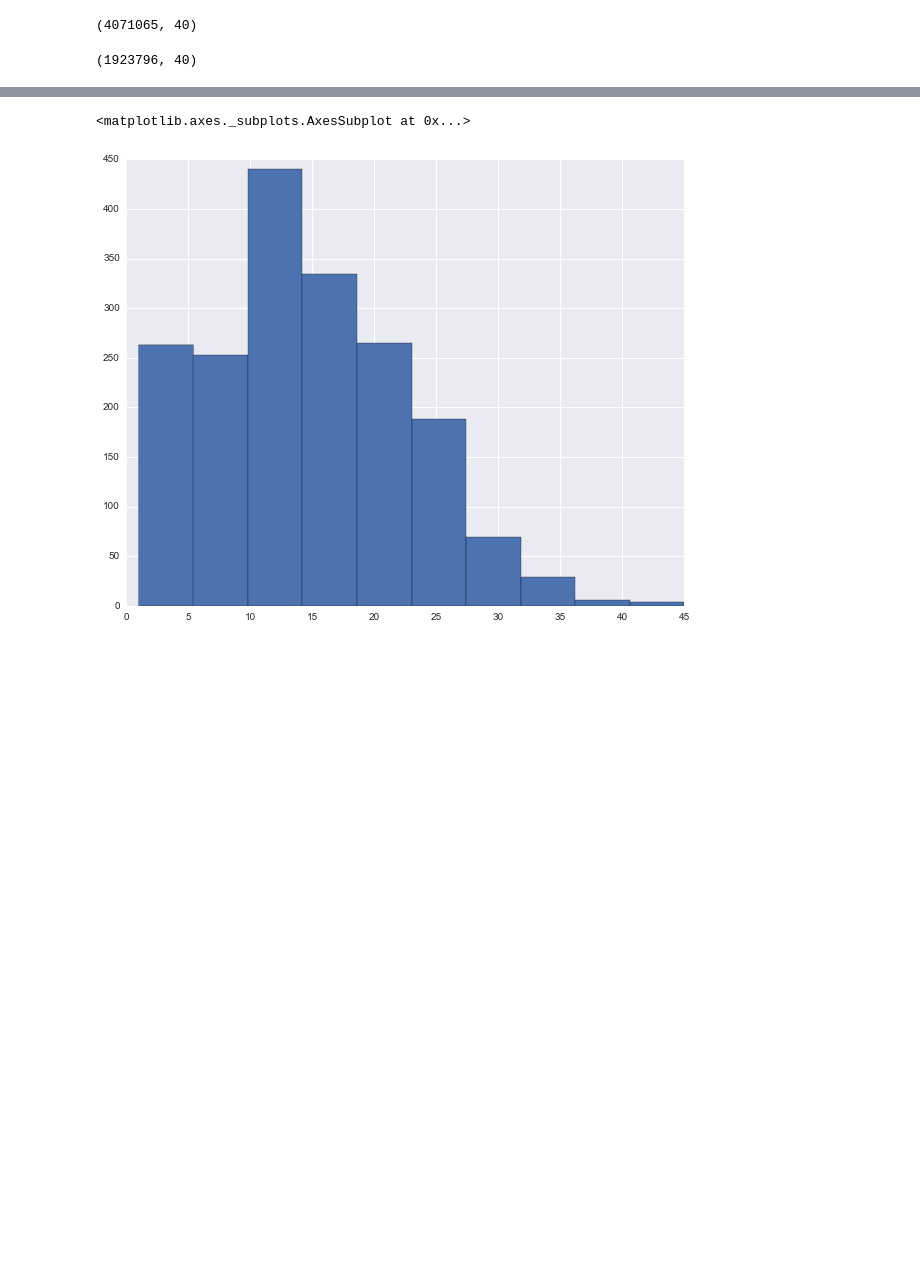
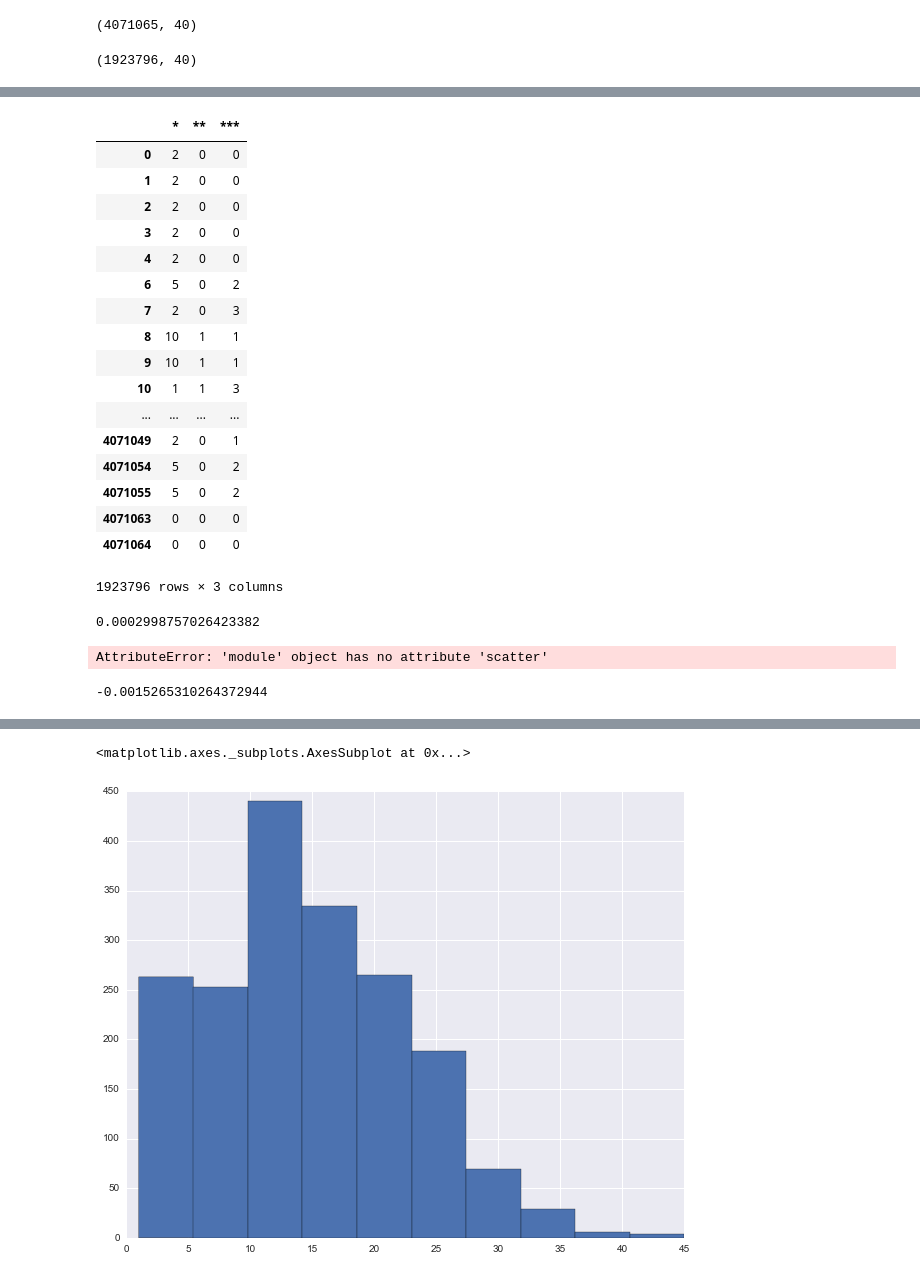
Before and after one commit to potatochip/kojak, a Jupyter notebook: feature_exploration.ipynb, the cells around one changed output, grey strips where cells are left out. Cells and saved outputs as stored; diff of their text form; code cells hidden in the pictures; blank space fills up the shorter version.

```diff
--- a/feature_exploration.ipynb
+++ b/feature_exploration.ipynb
@@ -180,0 +188,6 @@ reviews['review_day'] = reviews['review_date'].dt.day
+# %%
+import data_grab
+train_df, test_df = data_grab.load_dataframes()
+# %%
+# pd.set_option('display.max_rows', 100)
+triplex = train_df.sort('inspection_date').set_index(['restaurant_id','inspection_date', 'review_date'])
@@ -180,0 +205,29 @@ reviews['review_day'] = reviews['review_date'].dt.day
+# %%
+def pull_features(df):
+    features = df[['time_delta', 'review_text']]
+    features.review_text = features.review_text.apply(lambda x: len(x))
+    response = df[['*', '**', '***']].astype(np.float64)
+    return features, response
+# %%
+X, y = pull_features(train_df)
+# %%
+y
+# %% [output]
+|  | * | ** | *** |
+| 0 | 2 | 0 | 0 |
+| 1 | 2 | 0 | 0 |
+| 2 | 2 | 0 | 0 |
+| 3 | 2 | 0 | 0 |
+| 4 | 2 | 0 | 0 |
+| 6 | 5 | 0 | 2 |
+| 7 | 2 | 0 | 3 |
+| 8 | 10 | 1 | 1 |
+| 9 | 10 | 1 | 1 |
+| 10 | 1 | 1 | 3 |
+| ... | ... | ... | ... |
+| 4071049 | 2 | 0 | 1 |
+| 4071054 | 5 | 0 | 2 |
+| 4071055 | 5 | 0 | 2 |
+| 4071063 | 0 | 0 | 0 |
+| 4071064 | 0 | 0 | 0 |
+1923796 rows × 3 columns
@@ -180,0 +238,13 @@ reviews['review_day'] = reviews['review_date'].dt.day
+# %%
+model.score(X,y)
+# %% [output]
+0.0002998757026423382
+# %%
+plt.plot(X['review_text'],y,'.')
+# %% [output]
+AttributeError: 'module' object has no attribute 'scatter'
+# %%
+from sklearn.cross_validation import cross_val_score
+np.mean(cross_val_score(Ridge(), X, y, cv=3))
+# %% [output]
+-0.0015265310264372944
```
Also changed, not shown: parts of 22 cells of this notebook, 5 other files.
